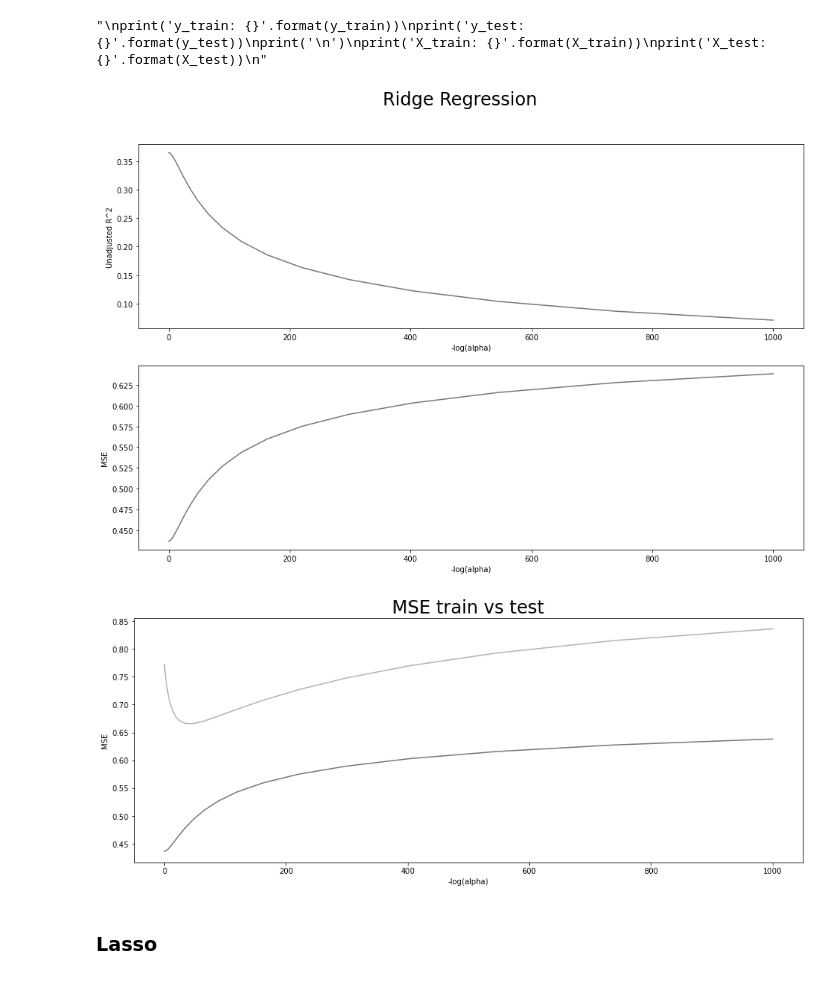
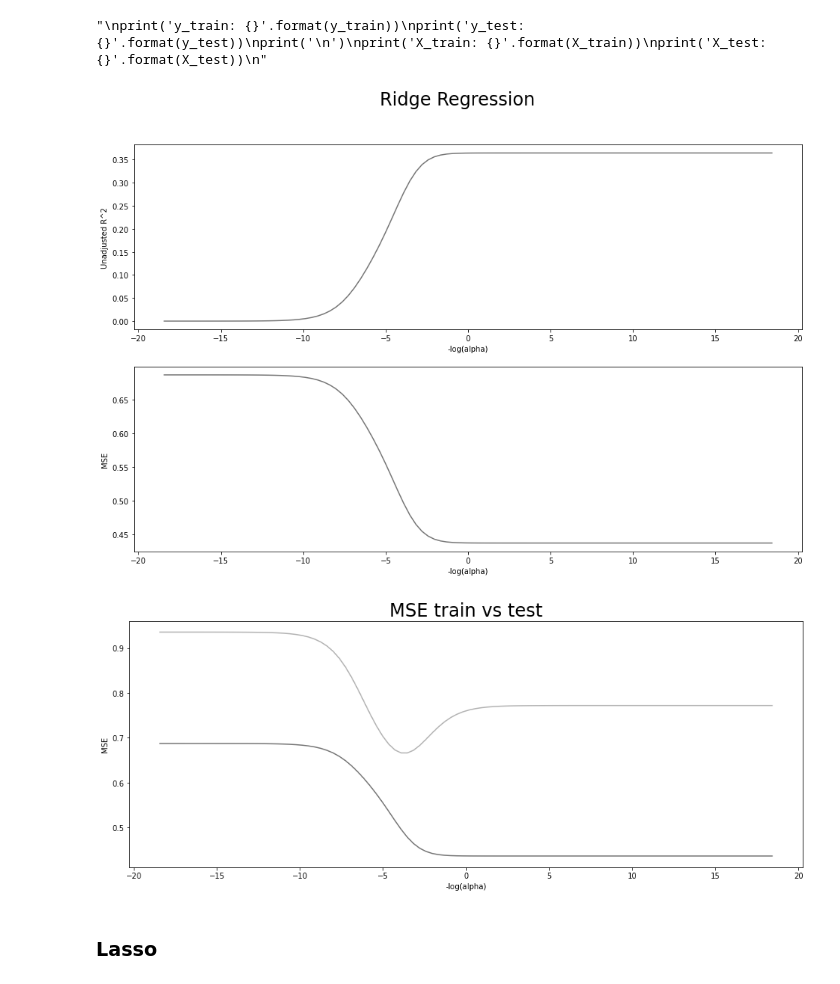
Before and after one commit to Sean-Chaos/DBA-3803-Project, a Jupyter notebook: DBA 3803 Group Project (Working copy).ipynb, the cells around one changed output. Cells and saved outputs as stored; diff of their text form; code cells hidden in the pictures.

```diff
--- a/DBA 3803 Group Project (Working copy).ipynb
+++ b/DBA 3803 Group Project (Working copy).ipynb
@@ -310,7 +310,7 @@ print('X_test: {}'.format(X_test))
 # %% [output]
 "\nprint('y_train: {}'.format(y_train))\nprint('y_test: {}'.format(y_test))\nprint('\n')\nprint('X_train: {}'.format(X_train))\nprint('X_test: {}'.format(X_test))\n"
 # %%
-alpha_vec = np.logspace(-10,3,100)
+alpha_vec = np.logspace(-8,8,100)
 
 # results list
 train_r2 = []
@@ -335,28 +335,28 @@ for cur_alpha in alpha_vec:
 # %%
 # r2 and mse plots for training
 fig, axs = plt.subplots(nrows=2, figsize=(16,10))
-sns.lineplot(x=alpha_vec, y=np.array(train_r2), ax=axs[0])
+sns.lineplot(x=-np.log(alpha_vec), y=np.array(train_r2), ax=axs[0])
 axs[0].set(xlabel='-log(alpha)', ylabel='Unadjusted R^2')
 
-sns.lineplot(x=alpha_vec, y=np.array(train_mse), ax=axs[1])
+sns.lineplot(x=-np.log(alpha_vec), y=np.array(train_mse), ax=axs[1])
 axs[1].set(xlabel='-log(alpha)', ylabel='MSE')
 
 fig.suptitle('Ridge Regression', fontsize = 24)
 
 plt.show()
 # %% [output]
-[figure, old version]
+[figure, new version]
 # %%
 # mse plots for training vs test
 plt.figure(figsize=(16,6))
-fig1 = sns.lineplot(x=alpha_vec, y=np.array(train_mse))
-fig1 = sns.lineplot(x=alpha_vec, y=np.array(test_mse))
+fig1 = sns.lineplot(x=-np.log(alpha_vec), y=np.array(train_mse))
+fig1 = sns.lineplot(x=-np.log(alpha_vec), y=np.array(test_mse))
 fig1.set(xlabel='-log(alpha)', ylabel='MSE')
 plt.title('MSE train vs test', fontsize = 24)
 
 plt.show()
 # %% [output]
-[figure, old version]
+[figure, new version]
 # %% [markdown]
 ### Lasso
 # %%
```
Also changed, not shown: parts of 28 cells of this notebook.
